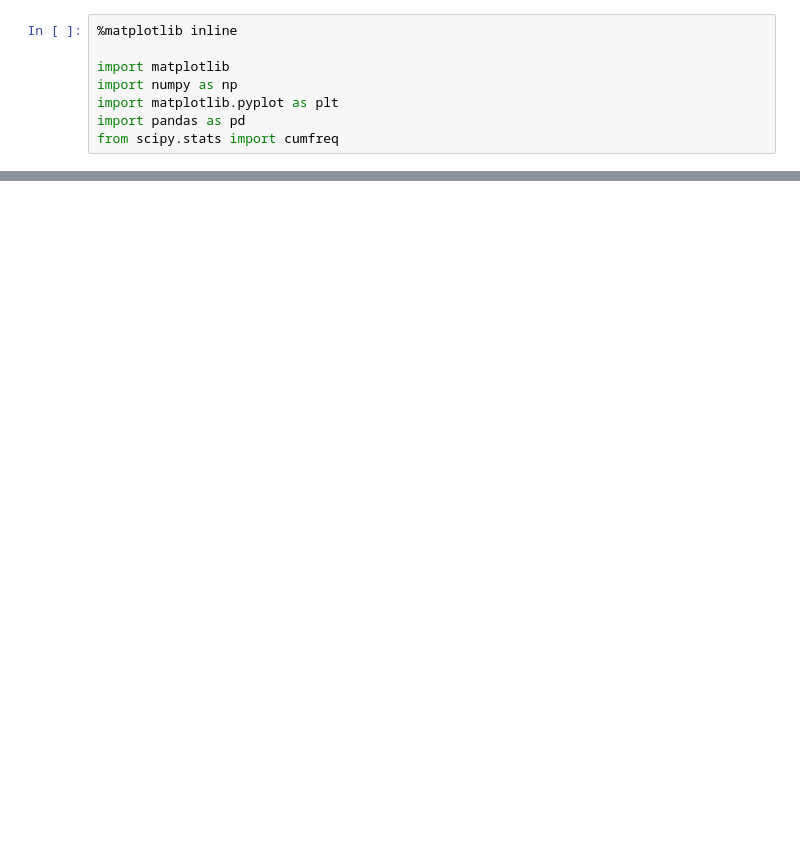
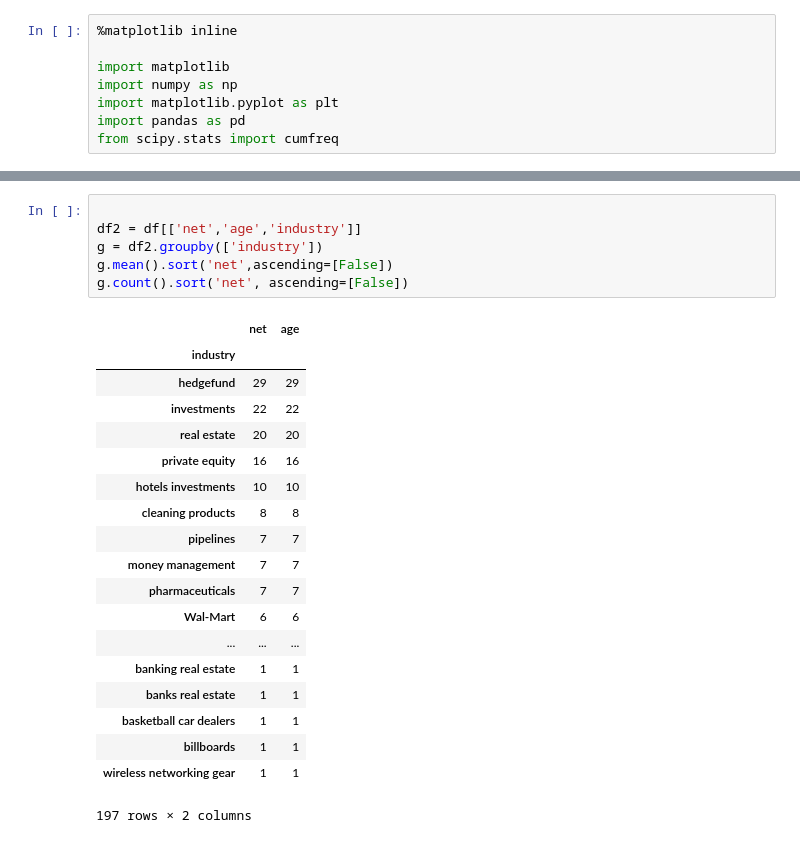
Before and after one commit to tnn1t1s/notebooks, a Jupyter notebook: forbes.ipynb, the cells around one changed output, grey strips where cells are left out. Drawn from its saved outputs; the diff is of its cells as text; blank space fills up the shorter version.

```diff
--- a/forbes.ipynb
+++ b/forbes.ipynb
@@ -78,0 +54,26 @@ df
+# %%
+
+df2 = df[['net','age','industry']]
+g = df2.groupby(['industry'])
+g.mean().sort('net',ascending=[False])
+g.count().sort('net', ascending=[False])
+# %% [output]
+|  | net | age |
+| industry |  |  |
+| hedgefund | 29 | 29 |
+| investments | 22 | 22 |
+| real estate | 20 | 20 |
+| private equity | 16 | 16 |
+| hotels investments | 10 | 10 |
+| cleaning products | 8 | 8 |
+| pipelines | 7 | 7 |
+| money management | 7 | 7 |
+| pharmaceuticals | 7 | 7 |
+| Wal-Mart | 6 | 6 |
+| ... | ... | ... |
+| banking real estate | 1 | 1 |
+| banks real estate | 1 | 1 |
+| basketball car dealers | 1 | 1 |
+| billboards | 1 | 1 |
+| wireless networking gear | 1 | 1 |
+197 rows × 2 columns
```
Also changed, not shown: parts of 5 cells of this notebook.
